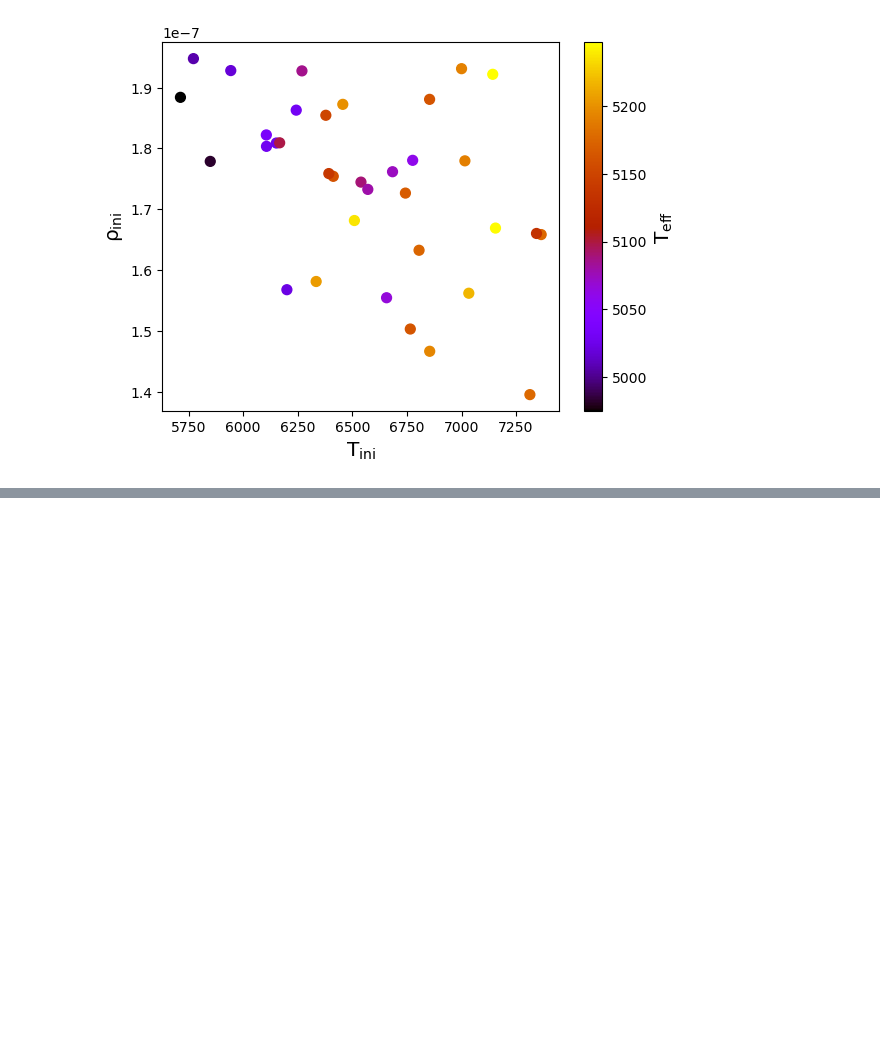
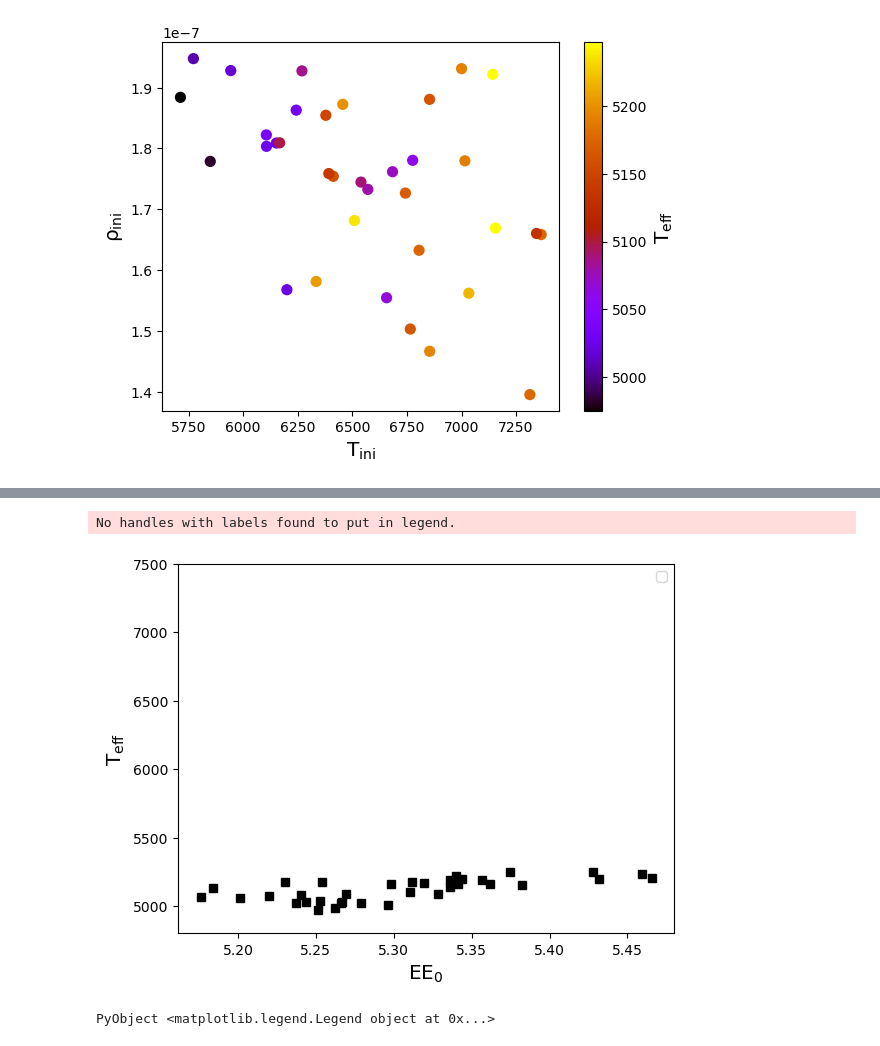
Before and after one commit to pe1995/MUST.jl, a Jupyter notebook: examples/running_dispatch/Valid_T_rho_comb.ipynb, the cells around one changed output, grey strips where cells are left out. Drawn from its saved outputs; the diff is of its cells as text; code cells hidden in the pictures; blank space fills up the shorter version.

```diff
--- a/examples/running_dispatch/Valid_T_rho_comb.ipynb
+++ b/examples/running_dispatch/Valid_T_rho_comb.ipynb
@@ -119,0 +162,11 @@ cbar.set_label(L"\rm T_{eff}", fontsize="x-large")
+# %%
+plt.plot(ee0_success, teff_t, marker="s", ls="", color="k")
+
+plt.xlabel(L"\rm EE_{0}", fontsize="x-large")
+plt.ylabel(L"\rm T_{eff}", fontsize="x-large")
+plt.ylim(4800,7500)
+plt.legend()
+# %% [output]
+No handles with labels found to put in legend.
+[figure, added]
+PyObject <matplotlib.legend.Legend object at 0x...>
```
Also changed, not shown: parts of 13 cells of this notebook, 1 other file.
